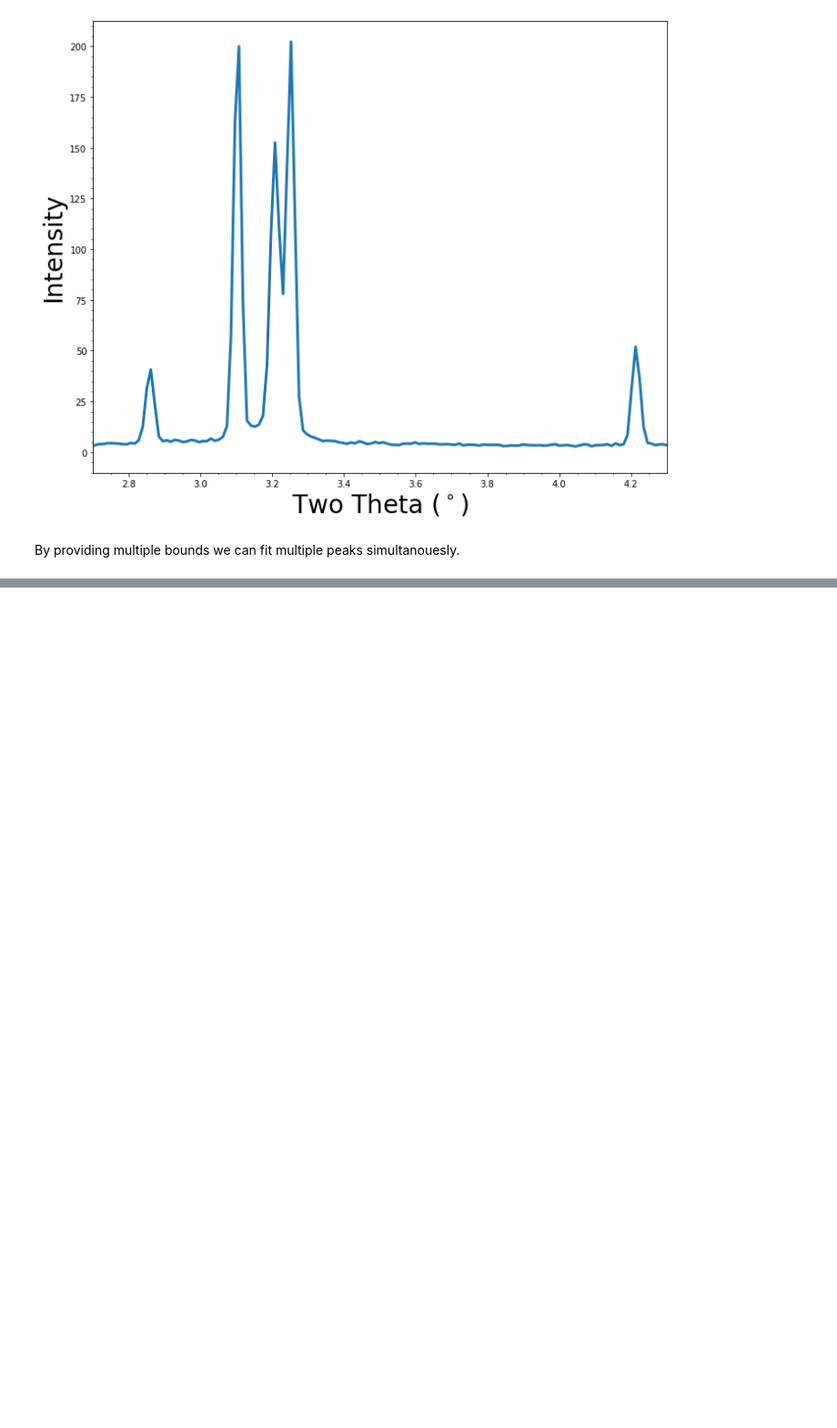
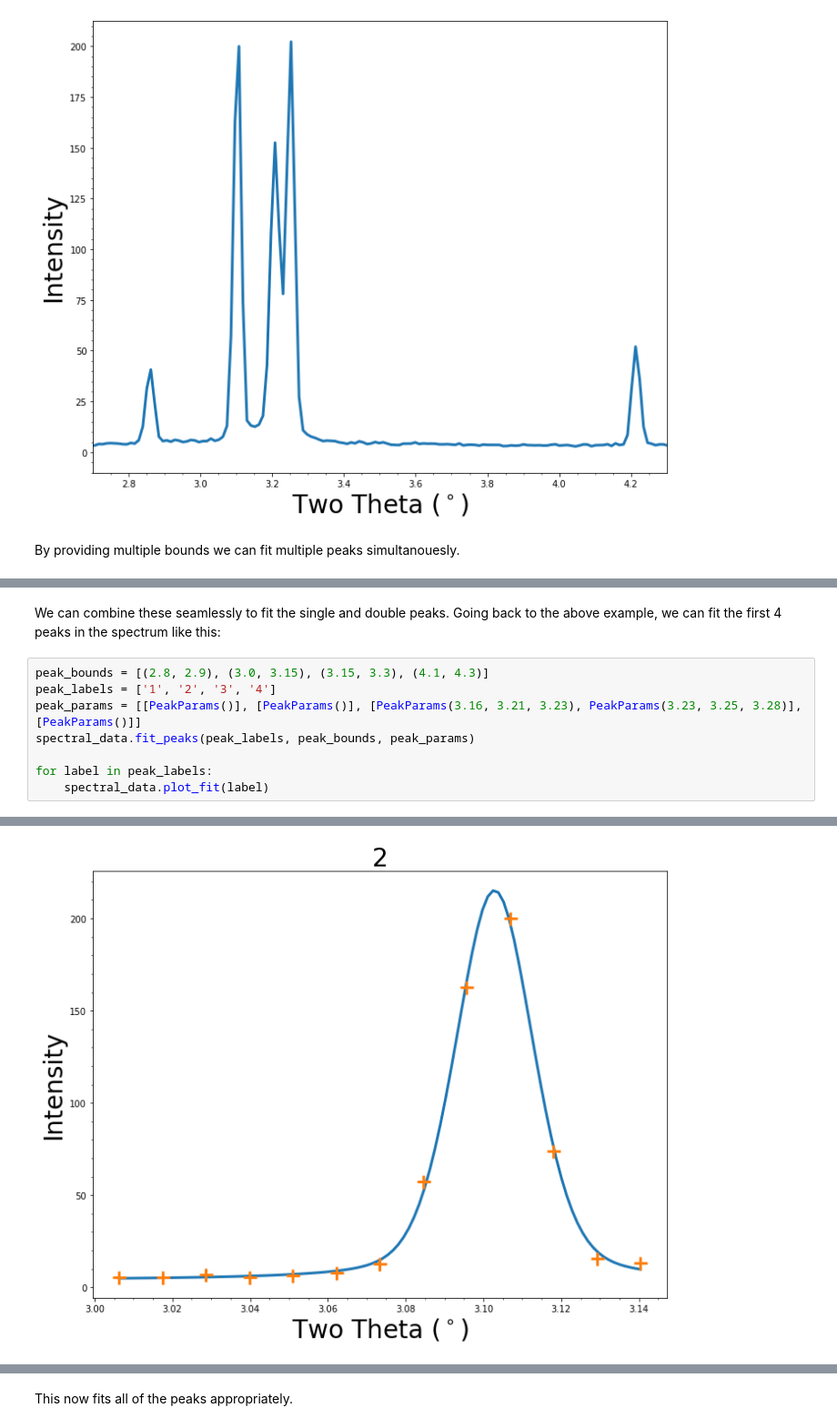
Before and after one commit to LightForm-group/xrdfit, a Jupyter notebook: example_analysis_workflow.ipynb, the cells around one changed output, grey strips where cells are left out. Shown: that part at 91% size. Saved outputs shown, nothing was run; the diff lists cells and outputs as text; blank space fills up the shorter version.

```diff
--- a/example_analysis_workflow.ipynb
+++ b/example_analysis_workflow.ipynb
@@ -161,0 +161,12 @@ spectral_data.plot_fit('Double Peak')
+# %% [markdown]
+We can combine these seamlessly to fit the single and double peaks. Going back to the above example, we can fit the
+first 4 peaks in the spectrum like this:
+# %%
+peak_bounds = [(2.8, 2.9), (3.0, 3.15), (3.15, 3.3), (4.1, 4.3)]
+peak_labels = ['1', '2', '3', '4']
+peak_params = [[PeakParams()], [PeakParams()], [PeakParams(3.16, 3.21, 3.23), PeakParams(3.23, 3.25, 3.28)], [PeakParams()]]
+spectral_data.fit_peaks(peak_labels, peak_bounds, peak_params)
+
+for label in peak_labels:
+    spectral_data.plot_fit(label)
+# %% [output]
@@ -161,0 +174 @@ spectral_data.plot_fit('Double Peak')
+[figure, added]
@@ -161,0 +177,2 @@ spectral_data.plot_fit('Double Peak')
+# %% [markdown]
+This now fits all of the peaks appropriately.
```
Also changed, not shown: parts of 15 cells of this notebook, 1 other file.
